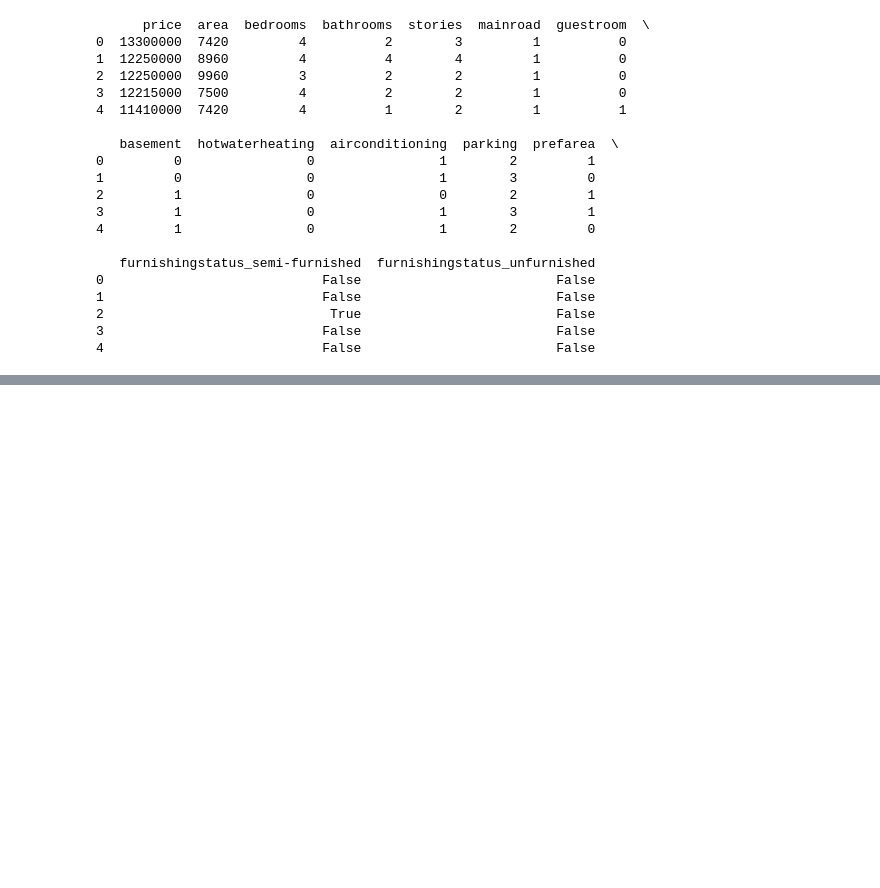
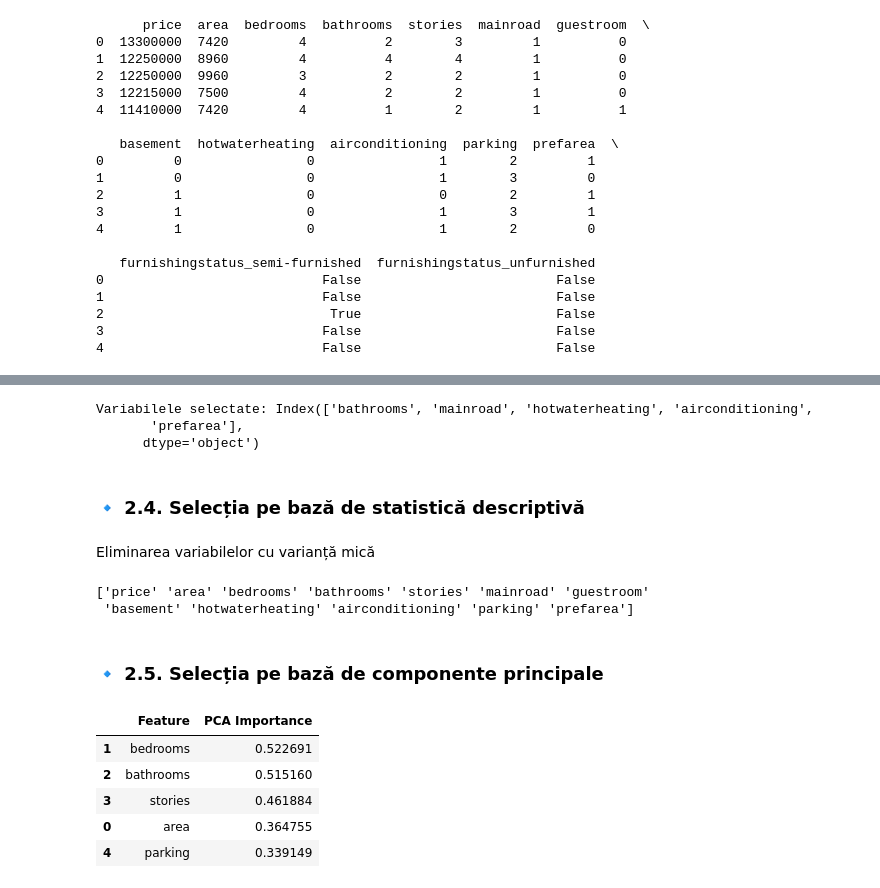
Before and after one commit to mariabraga15/sem2_1, a Jupyter notebook: feature_engineering.ipynb, the cells around one changed output, grey strips where cells are left out. Drawn from its saved outputs; the diff is of its cells as text; code cells hidden in the pictures; blank space fills up the shorter version.

```diff
--- a/feature_engineering.ipynb
+++ b/feature_engineering.ipynb
@@ -237,0 +319,61 @@ print(df.head())
+# %%
+from sklearn.feature_selection import RFE
+from sklearn.linear_model import LinearRegression
+
+# Model de bază
+model = LinearRegression()
+
+# Aplicăm RFE pentru selecția variabilelor
+rfe = RFE(model, n_features_to_select=5)
+rfe.fit(df.select_dtypes(include='number').drop(columns=["price"]), df["price"])
+
+# Afișăm variabilele selectate
+selected_features = df.select_dtypes(include='number').drop(columns=["price"]).columns[rfe.support_]
+print(f"Variabilele selectate: {selected_features}")
+# %% [output]
+Variabilele selectate: Index(['bathrooms', 'mainroad', 'hotwaterheating', 'airconditioning',
+       'prefarea'],
+      dtype='object')
+# %% [markdown]
+### 🔹 2.4. Selecția pe bază de statistică descriptivă
+# %% [markdown]
+Eliminarea variabilelor cu varianță mică
+# %%
+from sklearn.feature_selection import VarianceThreshold
+
+selector = VarianceThreshold(threshold=0.01)  # Elimină variabile cu varianță < 0.01
+selected_features = selector.fit_transform(df.select_dtypes(include='number'))
+
+# Afișează variabilele rămase
+df_selected = df[df.select_dtypes(include='number').columns[selector.get_support()]]
+print(df_selected.columns.values)
+# %% [output]
+['price' 'area' 'bedrooms' 'bathrooms' 'stories' 'mainroad' 'guestroom'
+ 'basement' 'hotwaterheating' 'airconditioning' 'parking' 'prefarea']
+# %% [markdown]
+### 🔹 2.5. Selecția pe bază de componente principale
+# %%
+from sklearn.decomposition import PCA
+from sklearn.preprocessing import StandardScaler
+numerical_variables = ["area","bedrooms","bathrooms","stories","parking"]
+scaler = StandardScaler()
+df_scaled = scaler.fit_transform(df[numerical_variables])
+pca = PCA(n_components=len(numerical_variables))  # Număr maxim de componente
+pca.fit(df_scaled)
+
+# Creăm un DataFrame cu importanța variabilelor în prima componentă principală
+pca_results = pd.DataFrame({
+    'Feature': numerical_variables,
+    'PCA Importance': pca.components_[0]  # Prima componentă principală
+}).sort_values(by='PCA Importance', ascending=False)
+
+# Afișăm rezultatele
+
+pca_results
+# %% [output]
+|  | Feature | PCA Importance |
+| 1 | bedrooms | 0.522691 |
+| 2 | bathrooms | 0.515160 |
+| 3 | stories | 0.461884 |
+| 0 | area | 0.364755 |
+| 4 | parking | 0.339149 |
```
Also changed, not shown: parts of 10 cells of this notebook.
